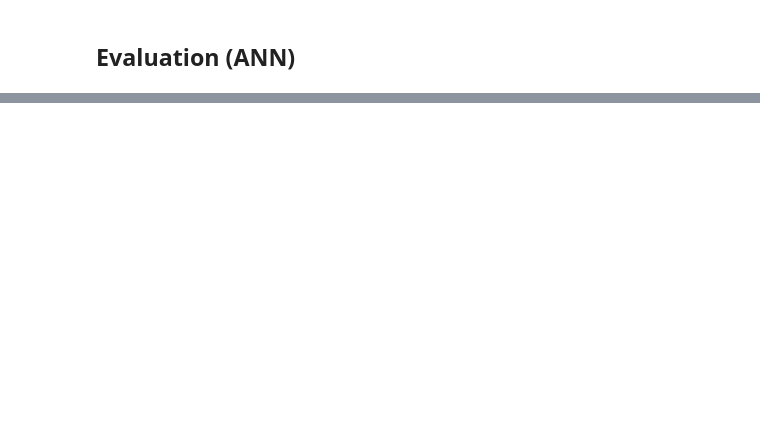
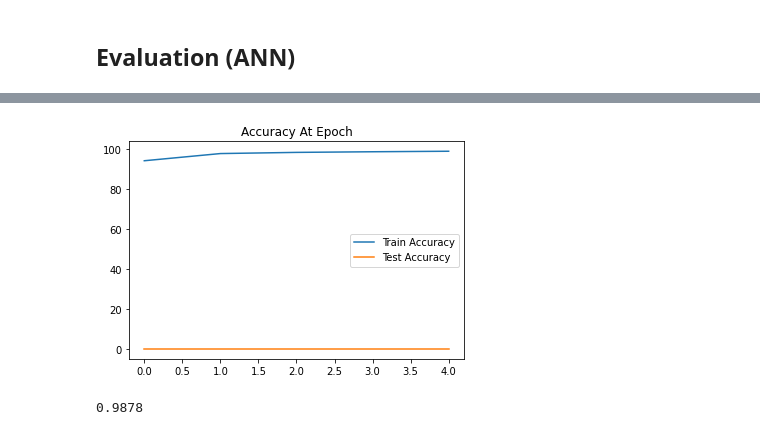
Before and after one commit to faGH/fa.intelligence.notebooks, a Jupyter notebook: labs/pytorch/8 - convolutional_neural_networks.ipynb, the cells around one changed output, grey strips where cells are left out. Saved outputs shown, nothing was run; the diff lists cells and outputs as text; code cells hidden in the pictures; blank space fills up the shorter version.

```diff
--- a/labs/pytorch/8 - convolutional_neural_networks.ipynb
+++ b/labs/pytorch/8 - convolutional_neural_networks.ipynb
@@ -232,0 +423,8 @@ array([[ 969,    0,    3,    1,    1,    2,    3,    0,    4,    2],
+# %%
+with torch.no_grad():
+    plt.plot([t/600 for t in train_correct], label='Train Accuracy')
+    plt.plot([t/100 for t in test_correct], label='Test Accuracy')
+    plt.title('Accuracy At Epoch')
+    plt.legend()
+# %% [output]
+[figure, added]
@@ -232,0 +442,6 @@ array([[ 969,    0,    3,    1,    1,    2,    3,    0,    4,    2],
+# %%
+overall_accuracy_on_test_data = correct.item() / len(test_data)
+
+overall_accuracy_on_test_data
+# %% [output]
+0.9878
```
Also changed, not shown: parts of 67 cells of this notebook, 1 other file.
